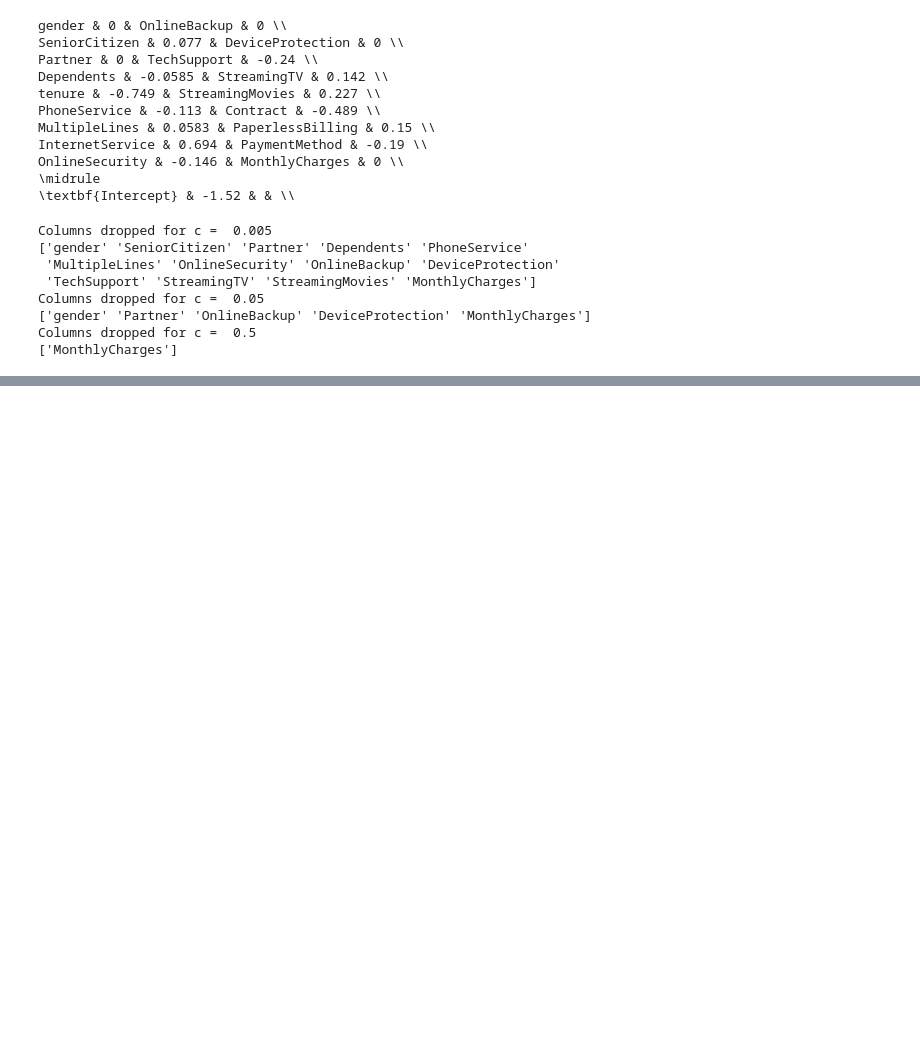
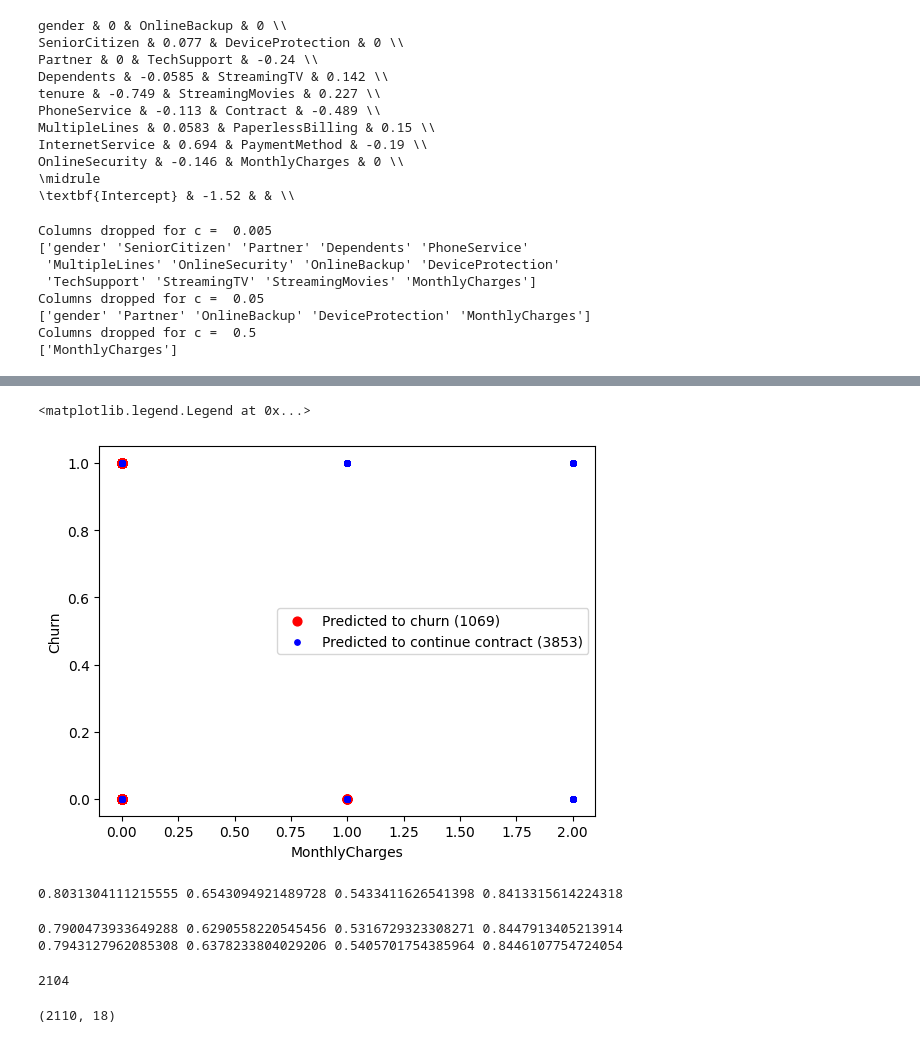
Before and after one commit to Rigbones/ISOM3360_Asg2, a Jupyter notebook: isom3360_asg2.ipynb, the cells around one changed output, grey strips where cells are left out. Drawn from its saved outputs; the diff is of its cells as text; code cells hidden in the pictures; blank space fills up the shorter version.

```diff
--- a/isom3360_asg2.ipynb
+++ b/isom3360_asg2.ipynb
@@ -560,0 +561,48 @@ plt.legend(loc="center right")
+# %%
+# investigate why contract is dropped by the model
+monthlycharge = X[:, 14] # 14 is contract column
+
+y_pred = logistic_model_l1.predict(X_norm)
+
+plt.scatter(monthlycharge[y_pred == 1], y[y_pred == 1], color="red", label=f"Predicted to churn ({(y_pred == 1).sum()})", s=40)
+plt.scatter(monthlycharge[y_pred == 0], y[y_pred == 0], color="blue", label=f"Predicted to continue contract ({(y_pred == 0).sum()})", s=15)
+plt.xlabel("MonthlyCharges")
+plt.ylabel("Churn")
+plt.legend(loc="center right")
+# %% [output]
+<matplotlib.legend.Legend at 0x...>
+[figure, added]
+# %%
+# evaluate using 10 fold cv on training
+print(\
+	cross_val_score(logistic_model_l1, X_norm, y, scoring='accuracy', cv=10).mean(),
+	cross_val_score(logistic_model_l1, X_norm, y, scoring='precision', cv=10).mean(),
+	cross_val_score(logistic_model_l1, X_norm, y, scoring='recall', cv=10).mean(),
+	cross_val_score(logistic_model_l1, X_norm, y, scoring='roc_auc', cv=10).mean()
+)
+# %% [output]
+0.8031304111215555 0.6543094921489728 0.5433411626541398 0.8413315614224318
+# %%
+# evalute on 30% esting set
+print(\
+	cross_val_score(logistic_model, X_test_norm, y_test, scoring='accuracy', cv=10).mean(),
+	cross_val_score(logistic_model, X_test_norm, y_test, scoring='precision', cv=10).mean(),
+	cross_val_score(logistic_model, X_test_norm, y_test, scoring='recall', cv=10).mean(),
+	cross_val_score(logistic_model, X_test_norm, y_test, scoring='roc_auc', cv=10).mean()
+)
+
+print(\
+	cross_val_score(logistic_model_l1, X_test_norm, y_test, scoring='accuracy', cv=10).mean(),
+	cross_val_score(logistic_model_l1, X_test_norm, y_test, scoring='precision', cv=10).mean(),
+	cross_val_score(logistic_model_l1, X_test_norm, y_test, scoring='recall', cv=10).mean(),
+	cross_val_score(logistic_model_l1, X_test_norm, y_test, scoring='roc_auc', cv=10).mean()
+)
+# %% [output]
+0.7900473933649288 0.6290558220545456 0.5316729323308271 0.8447913405213914
+0.7943127962085308 0.6378233804029206 0.5405701754385964 0.8446107754724054
+# %%
+print((logistic_model_l1.predict(X_test_norm) == logistic_model.predict(X_test_norm)).sum())
+X_test_norm.shape
+# %% [output]
+2104
+(2110, 18)
```
Also changed, not shown: parts of 1 cell of this notebook, 1 other file.
